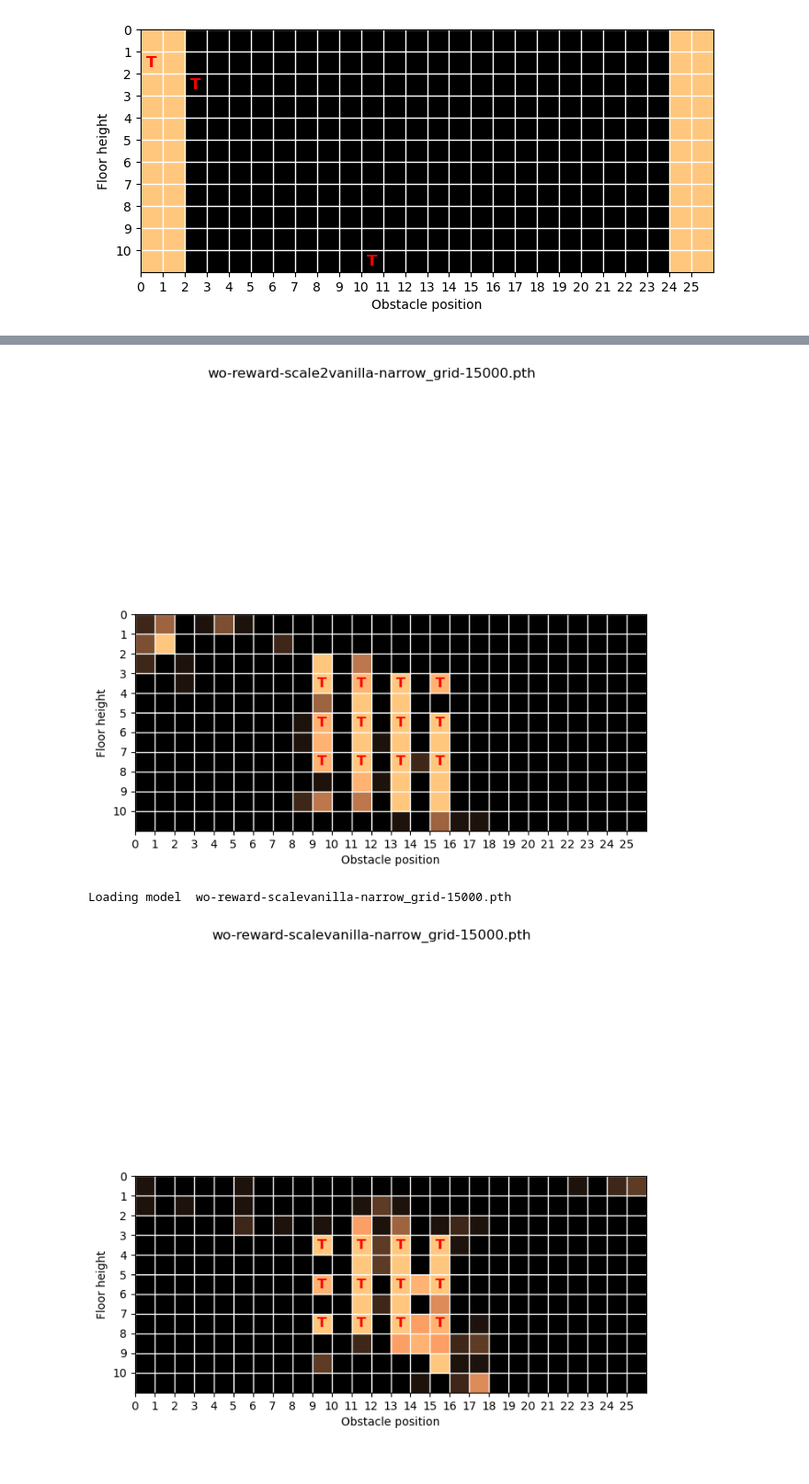
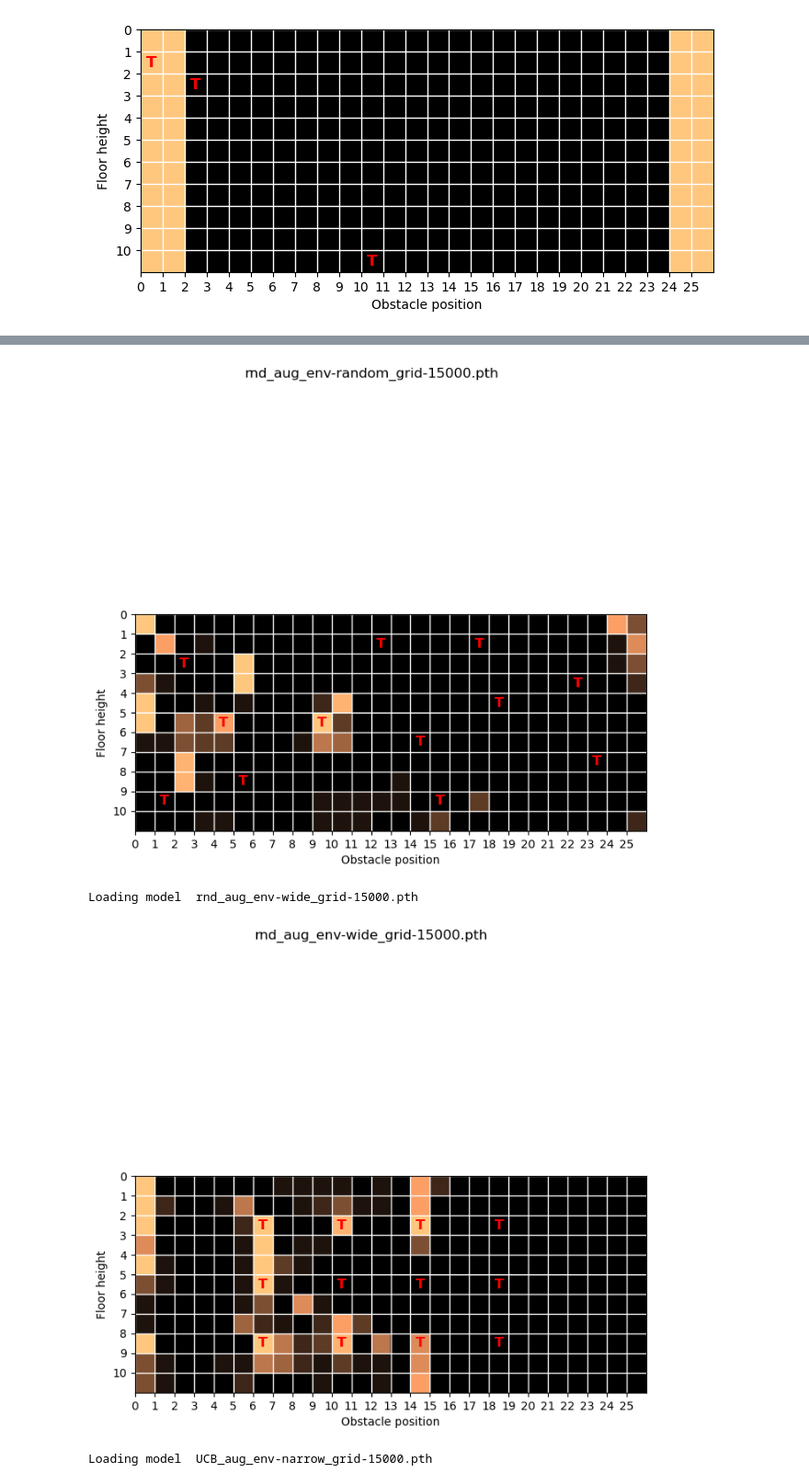
Before and after one commit to manusimidt/jku_practical_work, a Jupyter notebook: visualize_configuration.ipynb, the cells around one changed output, grey strips where cells are left out. Shown: that part at 92% size. Saved outputs shown, nothing was run; the diff lists cells and outputs as text; code cells hidden in the pictures.

Commit message:
Trained for one full run

```diff
--- a/visualize_configuration.ipynb
+++ b/visualize_configuration.ipynb
@@ -75,7 +78,7 @@ def map_conf_to_index(confs:list)->list:
     return res
 # %%
 render = False
-folder_name: str = './best-ckpts/test/'
+folder_name: str = './ckpts/'
 
 def play_episode(model: PPO, env: VanillaEnv)->bool:
     """
@@ -113,7 +116,7 @@ for conf_name in os.listdir(folder_name):
                 is_solved = play_episode(model, env)
                 if is_solved: grid[obs_pos_idx][floor_height_idx] += 0.1
 
-    fig = plot_evaluation_grid(grid, map_conf_to_index(train_info['conf']))
+    fig = plot_evaluation_grid(np.flipud(grid), map_conf_to_index(train_info['conf']))
     fig.suptitle(conf_name)
     plt.show()
 # %% [output]
@@ -123,3 +126,4 @@ Loading model  wo-reward-scale2vanilla-narrow_grid-15000.pth
-[figure, old version]
+[figure, new version]
-Loading model  wo-reward-scalevanilla-narrow_grid-15000.pth
+Loading model  rnd_aug_env-wide_grid-15000.pth
-[figure, old version]
+[figure, new version]
+Loading model  UCB_aug_env-narrow_grid-15000.pth
```
Also changed, not shown: parts of 2 cells of this notebook, 1 other file.
